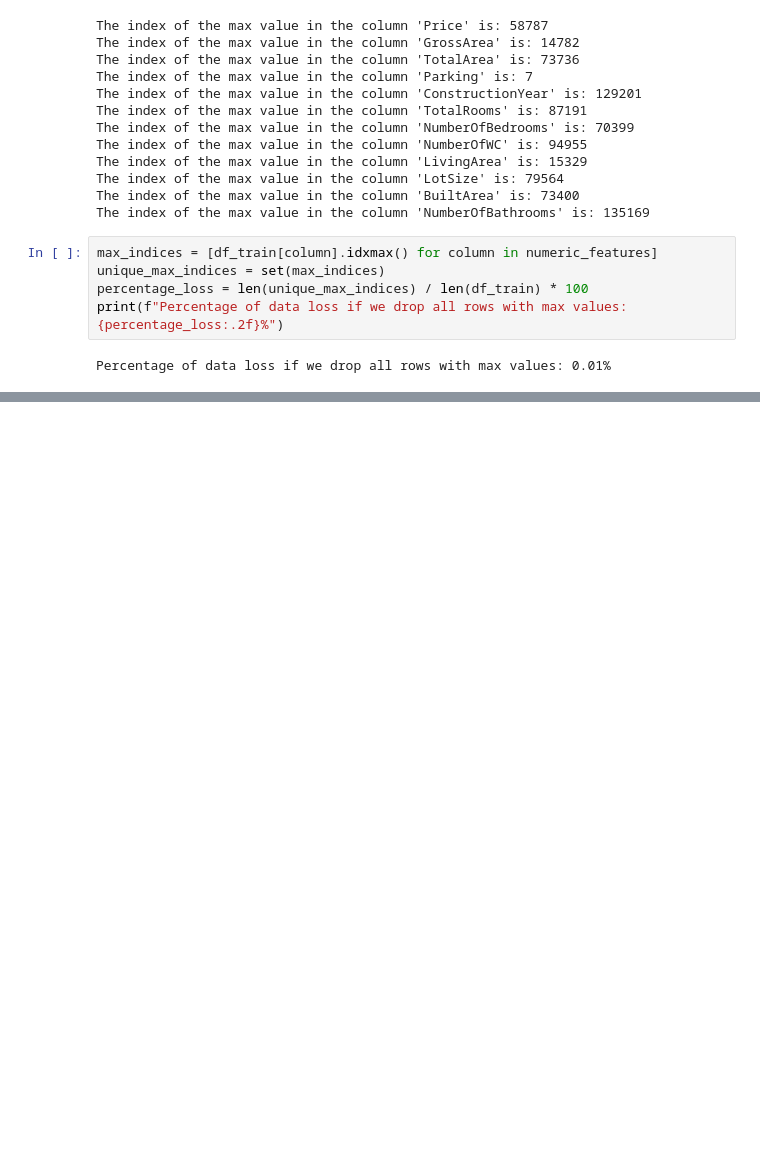
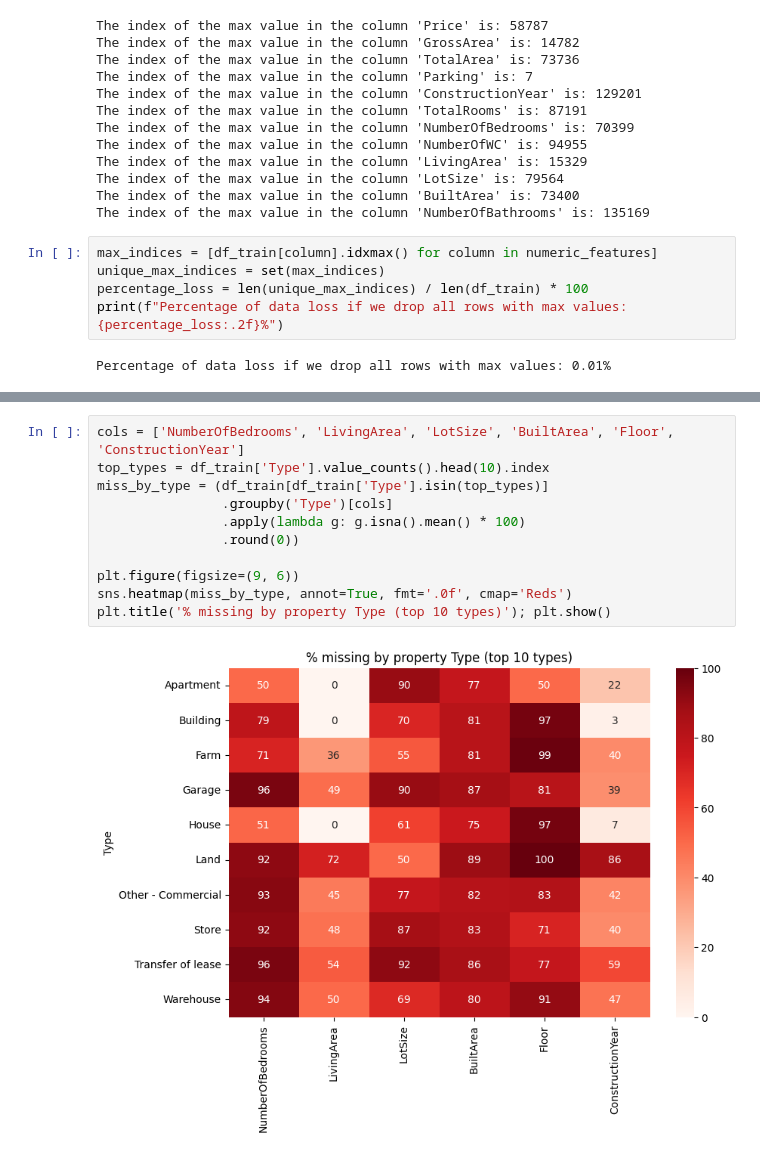
Before and after one commit to barbara-sousa-franco/MLOps_Project, a Jupyter notebook: notebooks/EDA.ipynb, the cells around one changed output, grey strips where cells are left out. Drawn from its saved outputs; the diff is of its cells as text; blank space fills up the shorter version.

```diff
--- a/notebooks/EDA.ipynb
+++ b/notebooks/EDA.ipynb
@@ -327,0 +500,13 @@ Percentage of data loss if we drop all rows with max values: 0.01%
+# %%
+cols = ['NumberOfBedrooms', 'LivingArea', 'LotSize', 'BuiltArea', 'Floor', 'ConstructionYear']
+top_types = df_train['Type'].value_counts().head(10).index
+miss_by_type = (df_train[df_train['Type'].isin(top_types)]
+                .groupby('Type')[cols]
+                .apply(lambda g: g.isna().mean() * 100)
+                .round(0))
+
+plt.figure(figsize=(9, 6))
+sns.heatmap(miss_by_type, annot=True, fmt='.0f', cmap='Reds')
+plt.title('% missing by property Type (top 10 types)'); plt.show()
+# %% [output]
+[figure, added]
```
Also changed, not shown: parts of 27 cells of this notebook.
